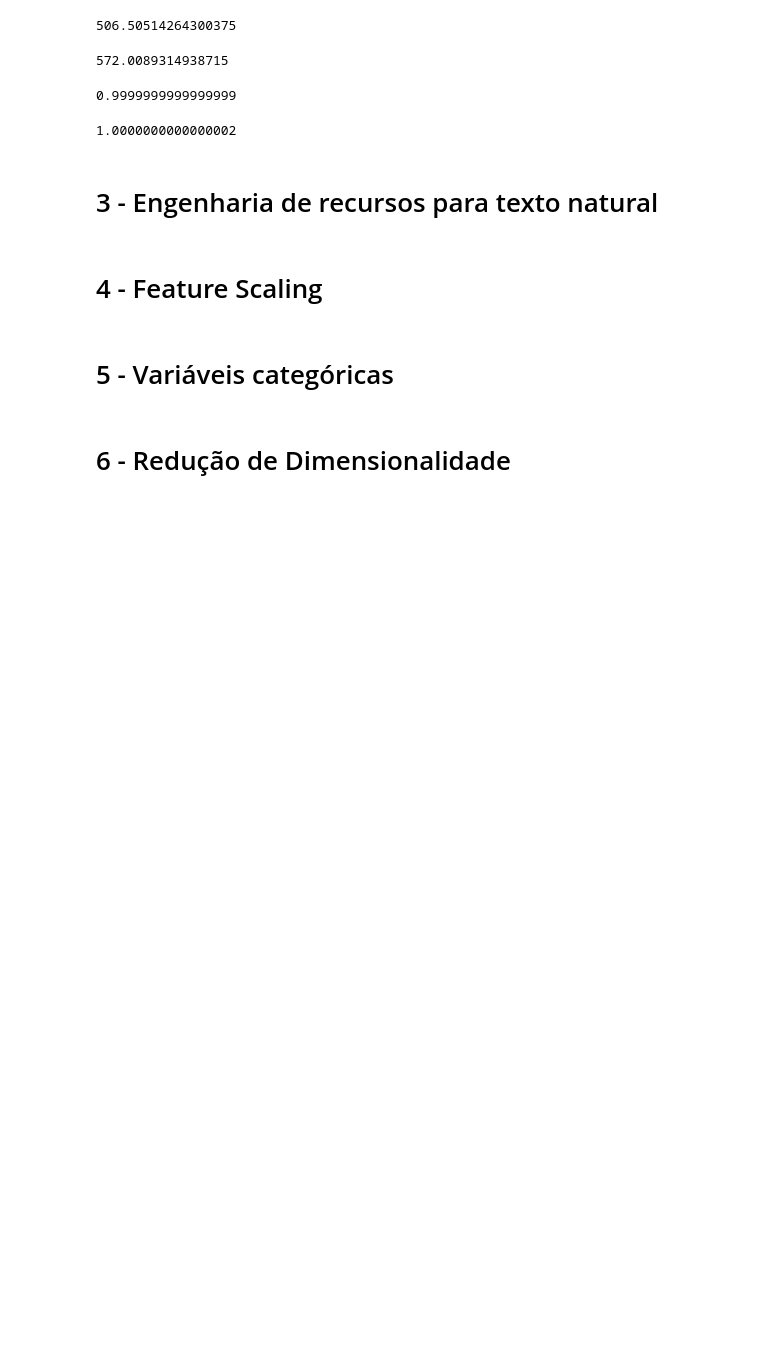
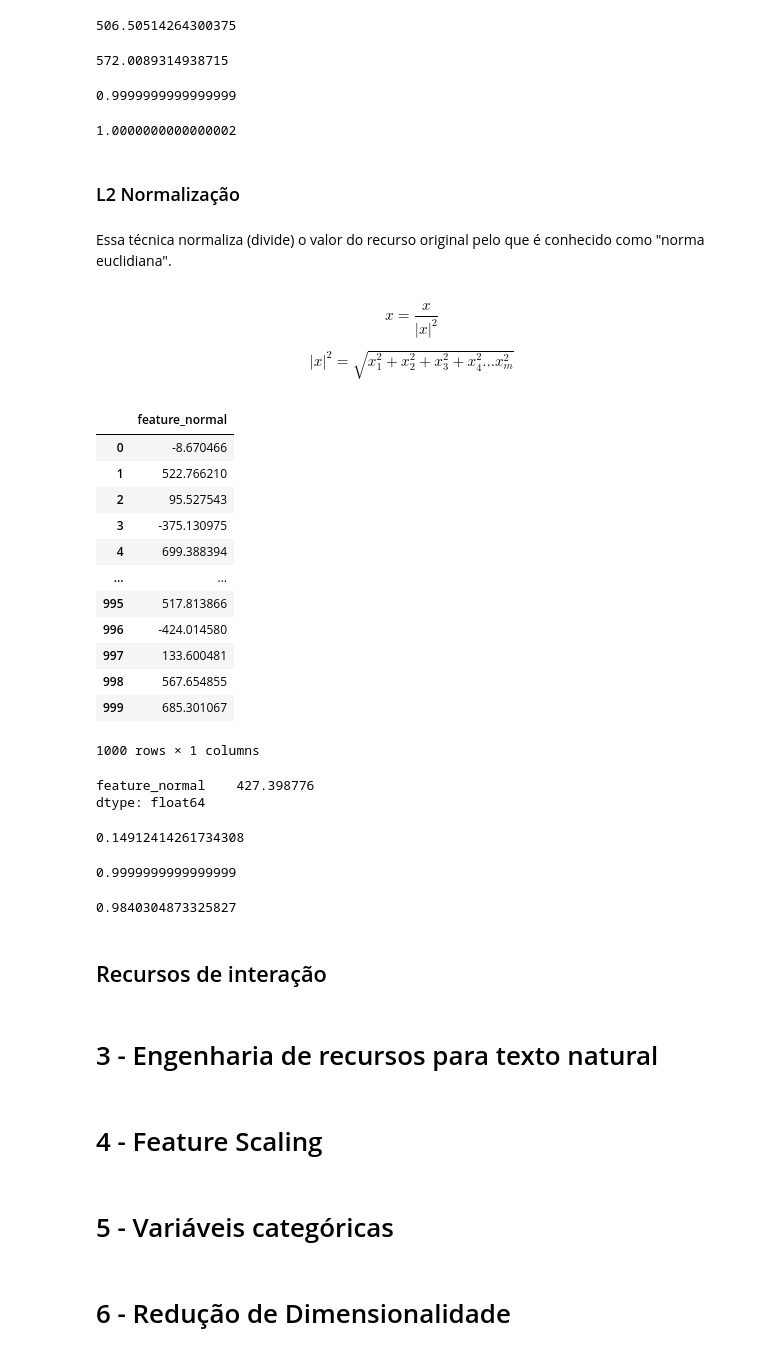
Before and after one commit to FranciscoFoz/machine-learning-training, a Jupyter notebook: Feature engineering/Feature_Engineering.ipynb, the cells around one changed output. Saved outputs shown, nothing was run; the diff lists cells and outputs as text; code cells hidden in the pictures; blank space fills up the shorter version.

Commit message:
Finalizando l2 normalização

```diff
--- a/Feature engineering/Feature_Engineering.ipynb
+++ b/Feature engineering/Feature_Engineering.ipynb
@@ -450,3 +450,11 @@ standardization(feature).std()
 standardization(feature_normal).std()
 # %% [output]
 1.0000000000000002
+# %% [markdown]
+### L2 Normalização
+# %% [markdown]
+Essa técnica normaliza (divide) o valor do recurso original pelo que é conhecido como "norma euclidiana".
+# %% [markdown]
+$$ x = \frac{x}{|x|^2}  $$
+
+$$ |x|^2 = \sqrt{x_1^2 + x_2^2 + x_3^2 + x_4^2 ... x_m^2 } $$
@@ -453,3 +465,39 @@ standardization(feature_normal).std()
+# %%
+feature_normal = pd.DataFrame({'feature_normal':np.random.normal(100,420,1000)})
+feature_normal
+# %% [output]
+|  | feature_normal |
+| 0 | -8.670466 |
+| 1 | 522.766210 |
+| 2 | 95.527543 |
+| 3 | -375.130975 |
+| 4 | 699.388394 |
+| ... | ... |
+| 995 | 517.813866 |
+| 996 | -424.014580 |
+| 997 | 133.600481 |
+| 998 | 567.654855 |
+| 999 | 685.301067 |
+1000 rows × 1 columns
+# %%
+feature_normal.std()
+# %% [output]
+feature_normal    427.398776
+dtype: float64
+# %%
+preproc.minmax_scale(feature_normal).std()
+# %% [output]
+0.14912414261734308
+# %%
+preproc.StandardScaler().fit_transform(feature_normal).std()
+# %% [output]
+0.9999999999999999
+# %%
+preproc.normalize(feature_normal).std()
+# %% [output]
+0.9840304873325827
+# %% [markdown]
+## Recursos de interação
 # %% [markdown]
 # 3 - Engenharia de recursos para texto natural
 # %% [markdown]
```
Also changed, not shown: parts of 1 cell of this notebook.
